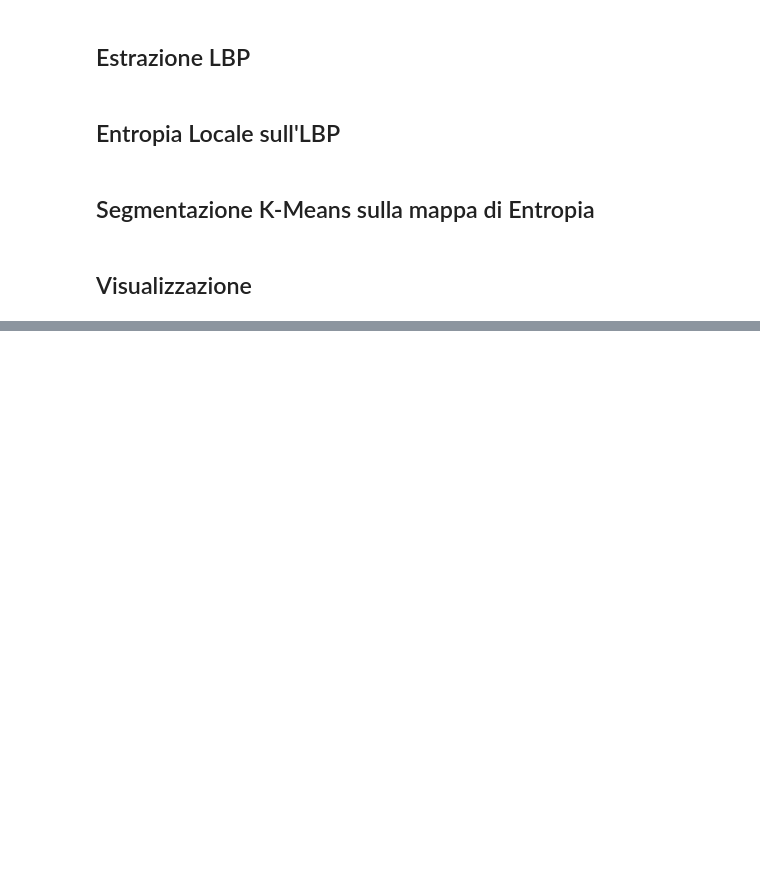
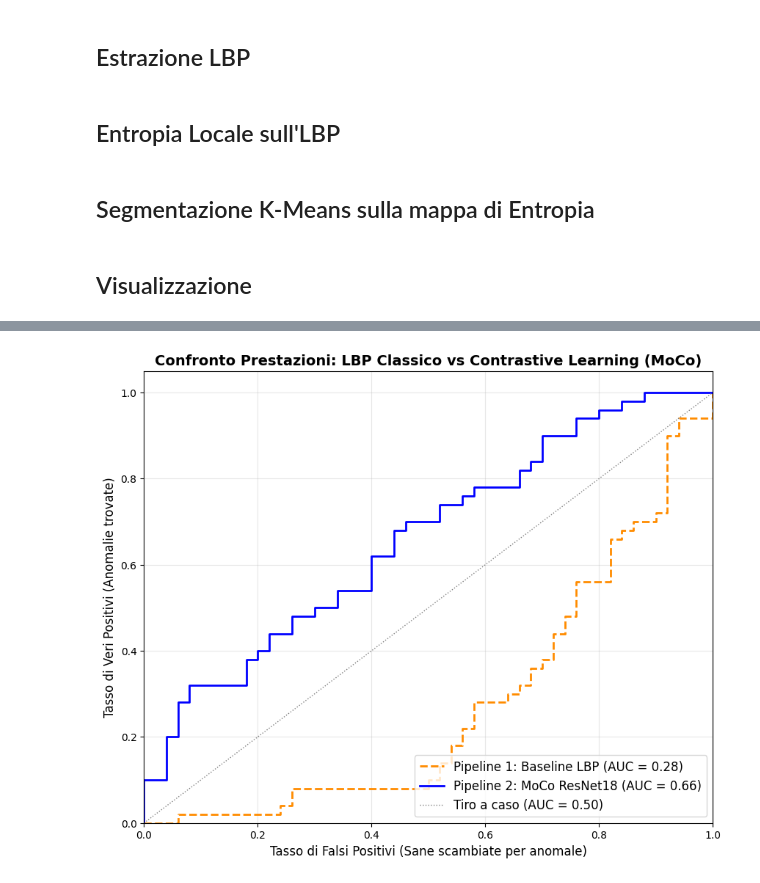
Before and after one commit to Marco1743/SIV-Texture-Anomaly-detection, a Jupyter notebook: main.ipynb, the cells around one changed output, grey strips where cells are left out. Cells and saved outputs as stored; diff of their text form; code cells hidden in the pictures; blank space fills up the shorter version.

```diff
--- a/main.ipynb
+++ b/main.ipynb
@@ -288,0 +434,88 @@ plt.show()
+# %%
+import os
+import cv2
+import torch
+import numpy as np
+import matplotlib.pyplot as plt
+from PIL import Image
+from sklearn.metrics import roc_curve, auc
+from skimage.feature import local_binary_pattern
+from skimage.filters.rank import entropy
+from skimage.morphology import disk
+from tqdm import tqdm
+
+print("--- PREPARAZIONE DEL DATASET DI TEST ---")
+# Prendiamo 50 immagini sane (diverse dalle 100 usate per la Banca Normale!)
+train_dir = 'data/train/good'
+tutte_sane = sorted([os.path.join(train_dir, f) for f in os.listdir(train_dir)])
+test_sane_paths = tutte_sane[-50:] # Prendiamo le ultime 50
+
+# Prendiamo le 50 immagini anomale che hai generato all'inizio
+anom_dir = 'data/test/anomaly'
+test_anom_paths = sorted([os.path.join(anom_dir, f) for f in os.listdir(anom_dir)])[:50]
+
+# Uniamo i percorsi e creiamo le etichette (0 = Sana, 1 = Anomalia)
+test_paths = test_sane_paths + test_anom_paths
+y_true = [0] * len(test_sane_paths) + [1] * len(test_anom_paths)
+
+print(f"Totale immagini in test: {len(test_paths)} (50 Sane, 50 Anomale)")
+
+# --- FUNZIONI DI SCORING ---
+
+def baseline_score(img_path):
+    """Calcola l'Anomaly Score usando la PIPELINE 1 (LBP + Entropia)"""
+    img = cv2.imread(img_path, 0)
+    radius = 3
+    n_points = 8 * radius
+    lbp_img = local_binary_pattern(img, n_points, radius, method='uniform')
+    lbp_uint8 = cv2.normalize(lbp_img, None, 0, 255, cv2.NORM_MINMAX).astype(np.uint8)
+
+    # Calcoliamo l'entropia
+    entropia_locale = entropy(lbp_uint8, disk(15))
+
+    # L'Anomaly Score è il picco massimo di disordine (escludendo il 1% dei pixel estremi per i bordi)
+    return np.percentile(entropia_locale, 99)
+
+def moco_score(img_path):
+    """Calcola l'Anomaly Score usando la PIPELINE 2 (MoCo + Cosine Distance)"""
+    # Usiamo le variabili 'encoder', 'transform', 'device', e 'normal_bank' già caricate nella cella precedente
+    img = Image.open(img_path).convert('L')
+    img_t = transform(img).unsqueeze(0).to(device)
+    with torch.no_grad():
+        feat = encoder(img_t)
+        feat = torch.nn.functional.normalize(feat, dim=1)
+
+    similarities = torch.mm(feat, normal_bank.T)
+    return 1.0 - torch.max(similarities).item()
+
+# --- ESECUZIONE DELLA SFIDA ---
+scores_baseline = []
+scores_moco = []
+
+print("\n🤖 Valutazione in corso... (potrebbe richiedere un minuto per colpa dell'Entropia classica)")
+for path in tqdm(test_paths):
+    scores_baseline.append(baseline_score(path))
+    scores_moco.append(moco_score(path))
+
+# --- CALCOLO DELLA CURVA ROC (ROC-AUC) ---
+fpr_b, tpr_b, _ = roc_curve(y_true, scores_baseline)
+roc_auc_baseline = auc(fpr_b, tpr_b)
+
+fpr_m, tpr_m, _ = roc_curve(y_true, scores_moco)
+roc_auc_moco = auc(fpr_m, tpr_m)
+
+# --- IL GRAFICO FINALE ---
+plt.figure(figsize=(10, 8))
+plt.plot(fpr_b, tpr_b, color='darkorange', lw=2, linestyle='--', label=f'Pipeline 1: Baseline LBP (AUC = {roc_auc_baseline:.2f})')
+plt.plot(fpr_m, tpr_m, color='blue', lw=2, label=f'Pipeline 2: MoCo ResNet18 (AUC = {roc_auc_moco:.2f})')
+plt.plot([0, 1], [0, 1], color='gray', lw=1, linestyle=':', label='Tiro a caso (AUC = 0.50)')
+
+plt.xlim([0.0, 1.0])
+plt.ylim([0.0, 1.05])
+plt.xlabel('Tasso di Falsi Positivi (Sane scambiate per anomale)', fontsize=12)
+plt.ylabel('Tasso di Veri Positivi (Anomalie trovate)', fontsize=12)
+plt.title('Confronto Prestazioni: LBP Classico vs Contrastive Learning (MoCo)', fontsize=14, fontweight='bold')
+plt.legend(loc="lower right", fontsize=12)
+plt.grid(alpha=0.3)
+plt.show()
+# %% [output]
@@ -288,0 +526 @@ plt.show()
+[figure, added]
```
Also changed, not shown: parts of 10 cells of this notebook.
